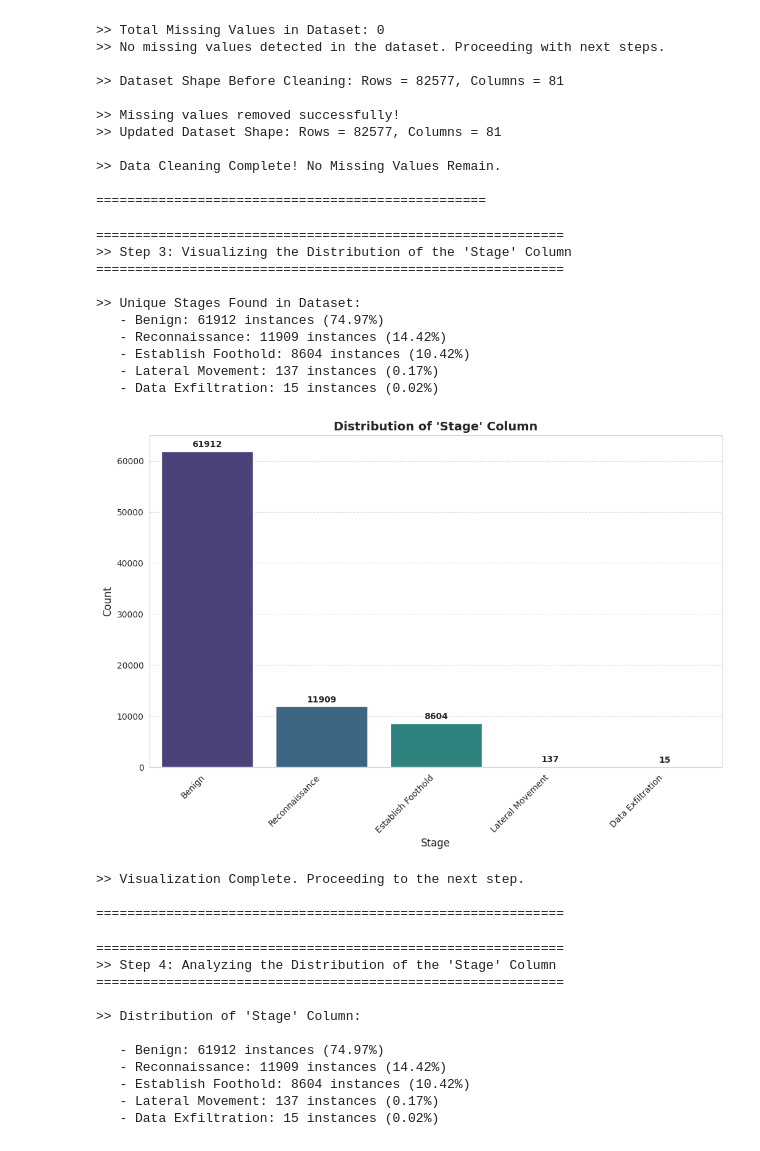
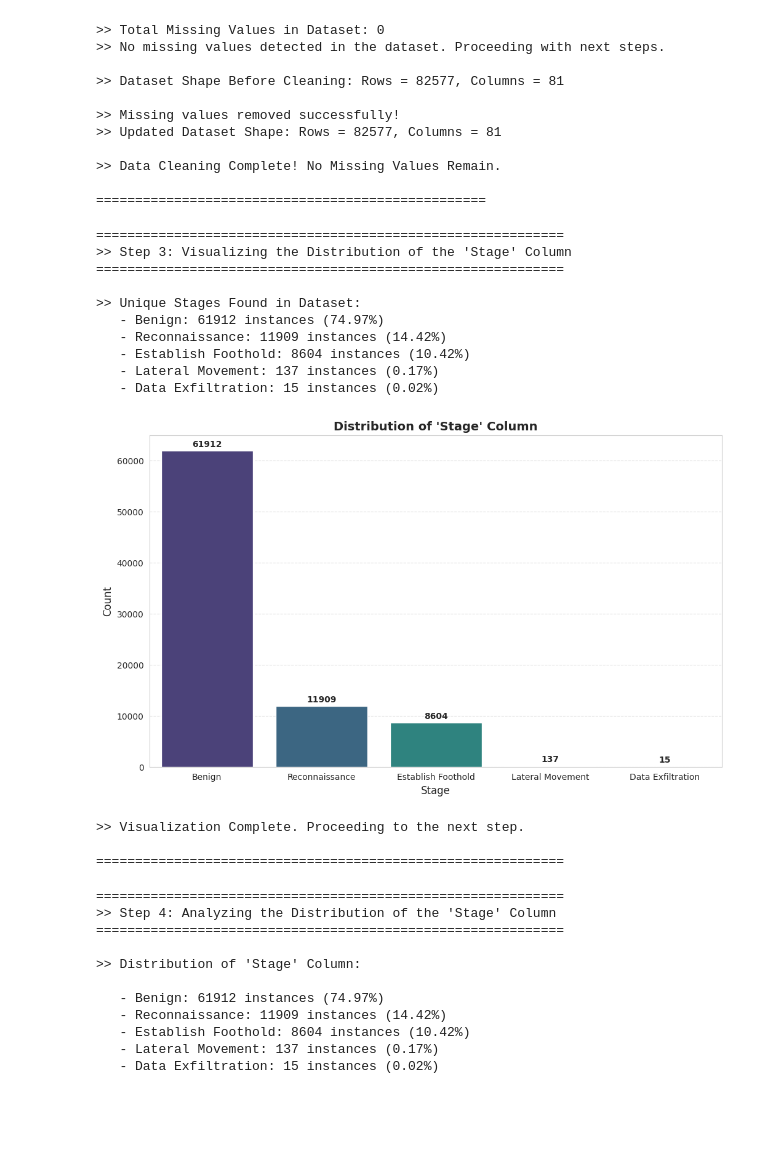
Before and after one commit to AbiXnash/GP-APT, a Jupyter notebook: GP-APT_v2.1.ipynb, the cells around one changed output. Cells and saved outputs as stored; diff of their text form; code cells hidden in the pictures; blank space fills up the shorter version.

```diff
--- a/GP-APT_v2.1.ipynb
+++ b/GP-APT_v2.1.ipynb
@@ -312,35 +312,35 @@ for stage, count in stage_counts.items():
     print(f"   - {stage}: {count} instances ({percentage:.2f}%)")
 
 # Plot the distribution of the "Stage" column
 plt.figure(figsize=(12, 7))
 sns.countplot(x=df["Stage"], order=stage_counts.index, palette="viridis")
 plt.title("Distribution of 'Stage' Column", fontsize=14, fontweight="bold")
 plt.xlabel("Stage", fontsize=12)
 plt.ylabel("Count", fontsize=12)
-plt.xticks(rotation=45, ha="right", fontsize=10)
+plt.xticks(rotation=0, ha="center", fontsize=10)
 plt.grid(axis="y", linestyle="--", alpha=0.6)
 
 # Show exact counts on the bars
 for index, value in enumerate(stage_counts):
     plt.text(index, value + (0.01 * total_entries), str(value), ha="center", fontsize=10, fontweight="bold")
 
 # Display the plot
 plt.show()
 
 print("\n>> Visualization Complete. Proceeding to the next step.\n")
 print("="*60)
 # %% [output]
 ============================================================
 >> Step 3: Visualizing the Distribution of the 'Stage' Column
 ============================================================
 
 >> Unique Stages Found in Dataset:
    - Benign: 61912 instances (74.97%)
    - Reconnaissance: 11909 instances (14.42%)
    - Establish Foothold: 8604 instances (10.42%)
    - Lateral Movement: 137 instances (0.17%)
    - Data Exfiltration: 15 instances (0.02%)
-[figure, old version]
+[figure, new version]
 >> Visualization Complete. Proceeding to the next step.
 
 ============================================================
```
Also changed, not shown: parts of 3 cells of this notebook.
